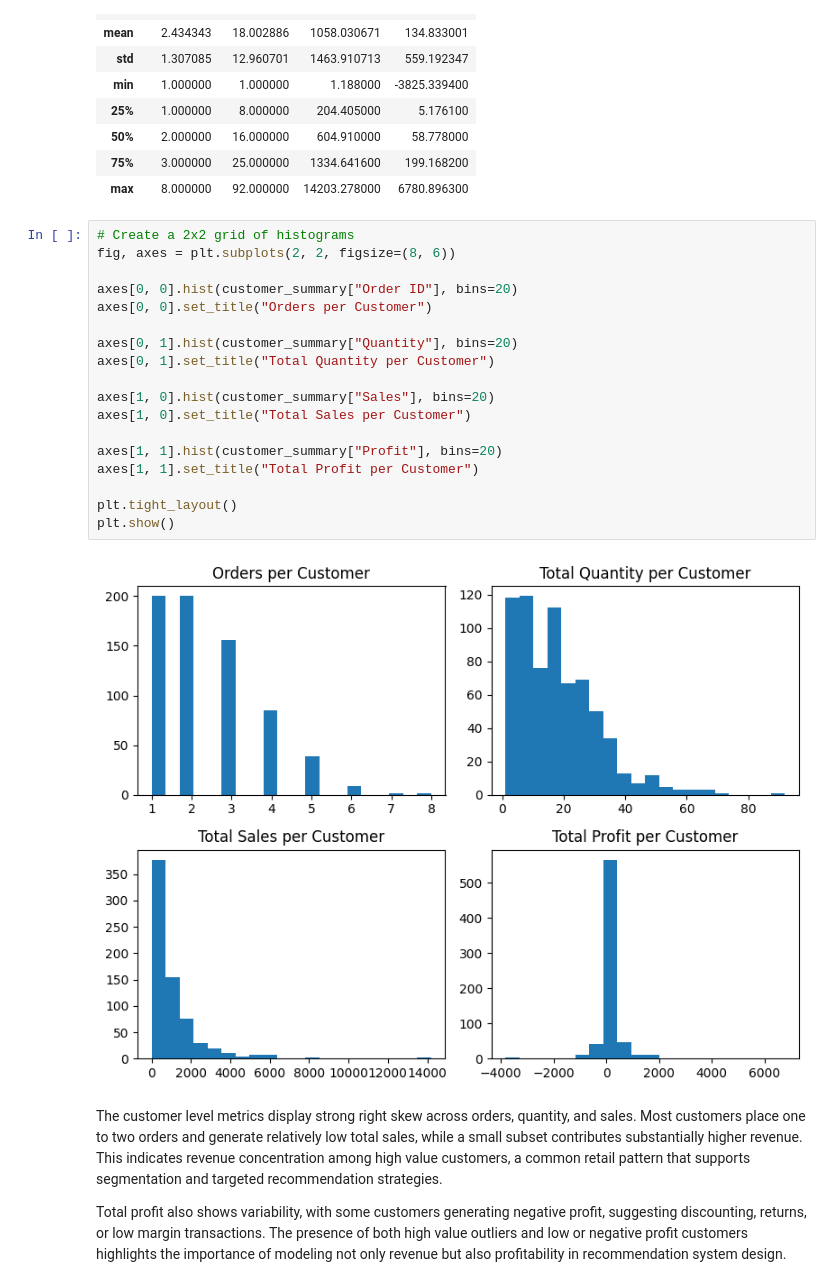
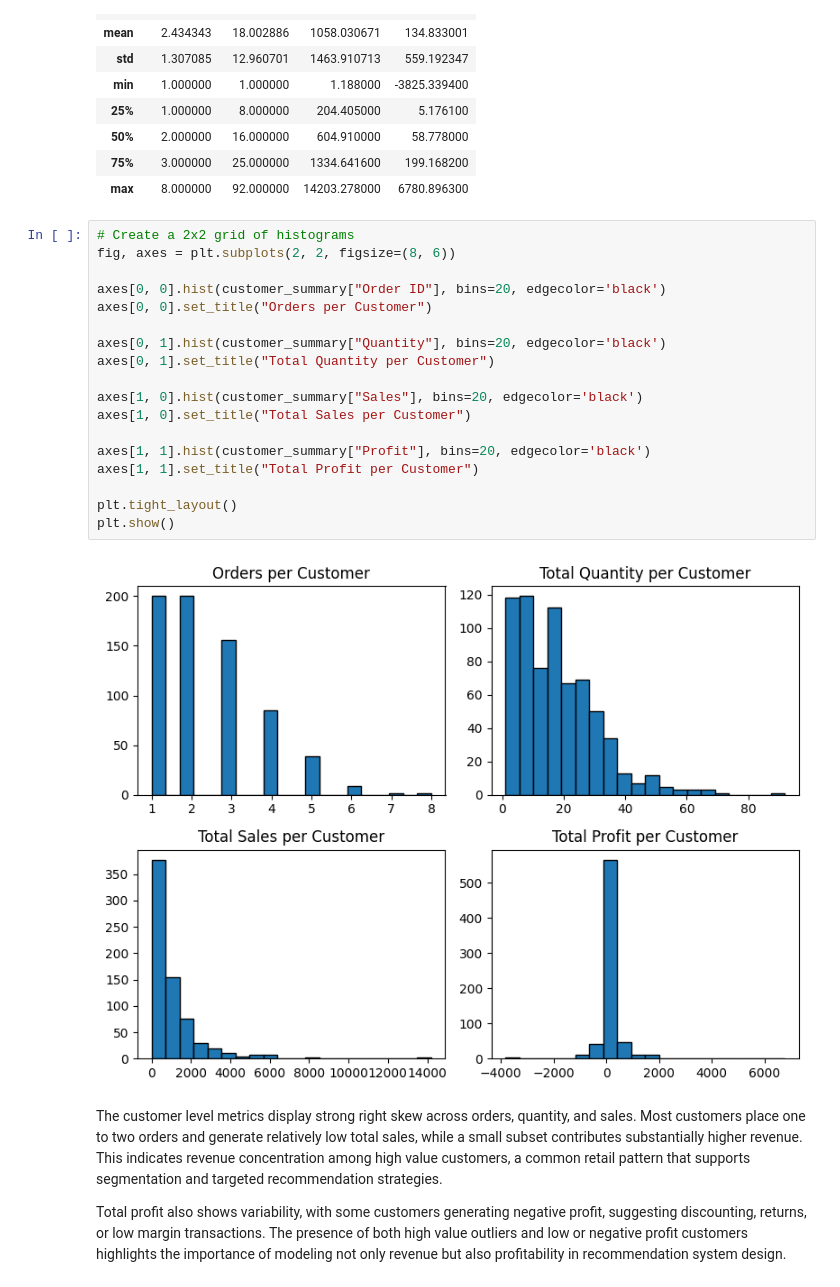
Before and after one commit to RevibeZ/DX699-Mod2-AI-for-Leaders, a Jupyter notebook: OMDS-ModB2-Week2-Pimentel-Erwin.ipynb, the cells around one changed output. Drawn from its saved outputs; the diff is of its cells as text.

```diff
--- a/OMDS-ModB2-Week2-Pimentel-Erwin.ipynb
+++ b/OMDS-ModB2-Week2-Pimentel-Erwin.ipynb
@@ -163,23 +170,23 @@ Customer summary:
 # %%
 # Create a 2x2 grid of histograms
 fig, axes = plt.subplots(2, 2, figsize=(8, 6))
 
-axes[0, 0].hist(customer_summary["Order ID"], bins=20)
+axes[0, 0].hist(customer_summary["Order ID"], bins=20, edgecolor='black')
 axes[0, 0].set_title("Orders per Customer")
 
-axes[0, 1].hist(customer_summary["Quantity"], bins=20)
+axes[0, 1].hist(customer_summary["Quantity"], bins=20, edgecolor='black')
 axes[0, 1].set_title("Total Quantity per Customer")
 
-axes[1, 0].hist(customer_summary["Sales"], bins=20)
+axes[1, 0].hist(customer_summary["Sales"], bins=20, edgecolor='black')
 axes[1, 0].set_title("Total Sales per Customer")
 
-axes[1, 1].hist(customer_summary["Profit"], bins=20)
+axes[1, 1].hist(customer_summary["Profit"], bins=20, edgecolor='black')
 axes[1, 1].set_title("Total Profit per Customer")
 
 plt.tight_layout()
 plt.show()
 # %% [output]
-[figure, old version]
+[figure, new version]
 # %% [markdown]
 The customer level metrics display strong right skew across orders, quantity, and sales. Most customers place one to two orders and generate relatively low total sales, while a small subset contributes substantially higher revenue. This indicates revenue concentration among high value customers, a common retail pattern that supports segmentation and targeted recommendation strategies.
 
```
Also changed, not shown: parts of 21 cells of this notebook.
